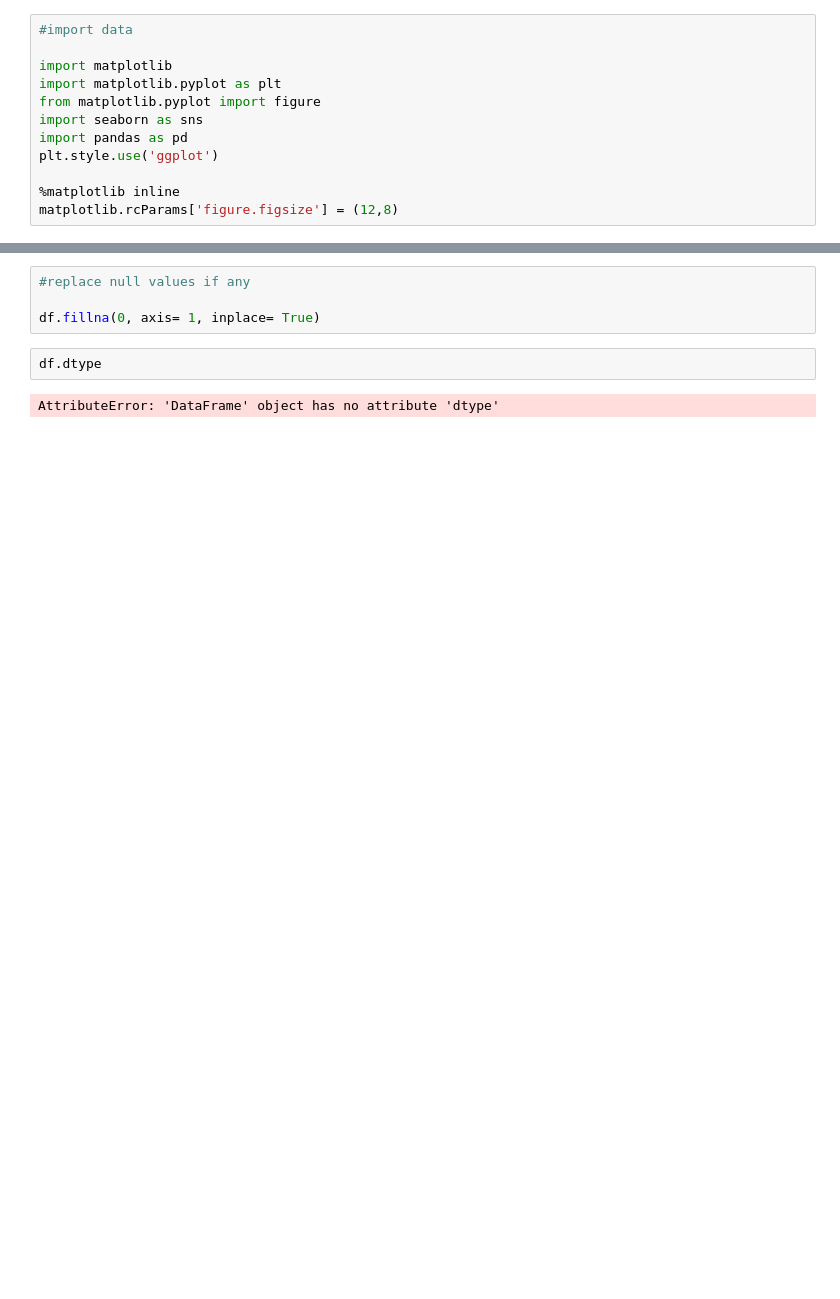
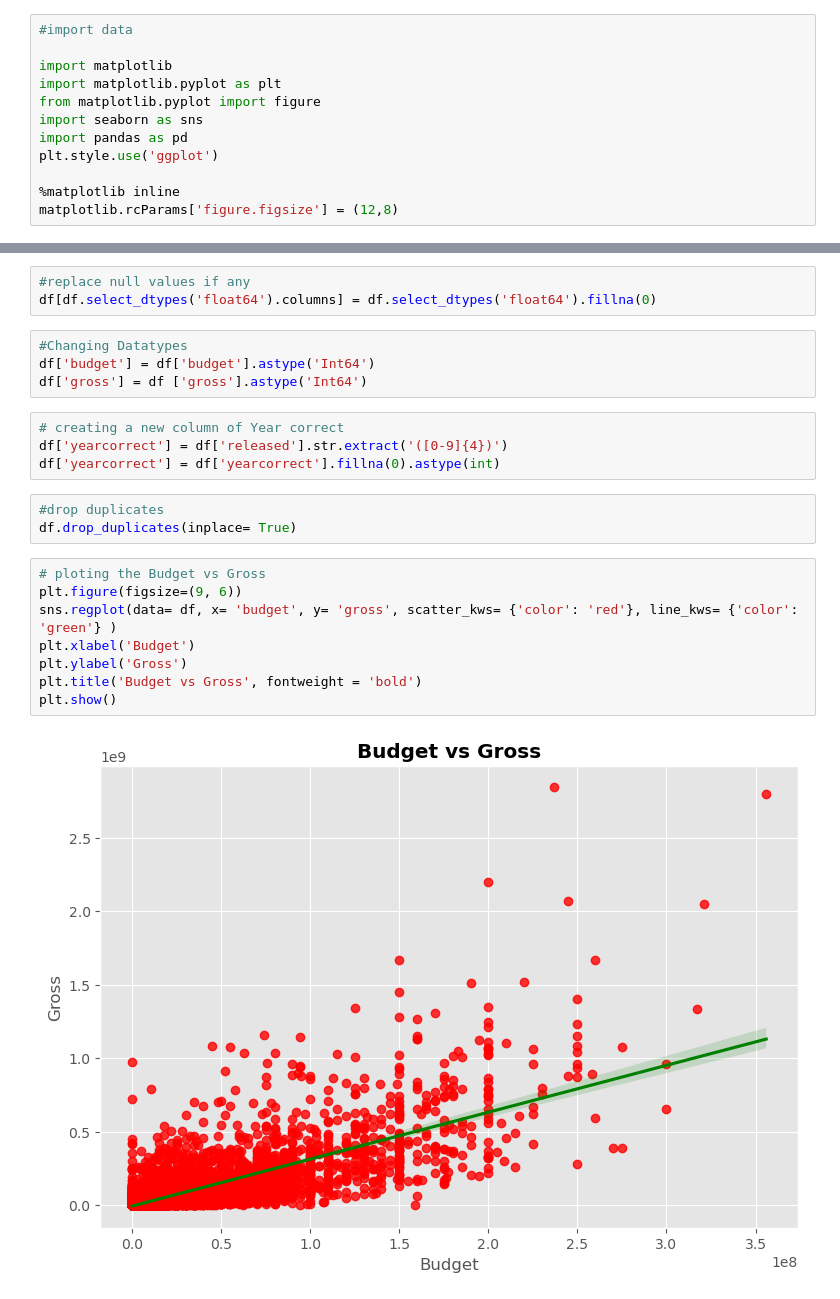
Before and after one commit to Shashwateran/Portfolio, a Jupyter notebook: Movie_Corrilation.ipynb, the cells around one changed output, grey strips where cells are left out. Cells and saved outputs as stored; diff of their text form; blank space fills up the shorter version.

```diff
--- a/Movie_Corrilation.ipynb
+++ b/Movie_Corrilation.ipynb
@@ -32,8 +17,24 @@ df
 # %%
 #replace null values if any
-
-df.fillna(0, axis= 1, inplace= True)
+df[df.select_dtypes('float64').columns] = df.select_dtypes('float64').fillna(0)
-# %%
-df.dtype
-# %% [output]
-AttributeError: 'DataFrame' object has no attribute 'dtype'
+# %%
+#Changing Datatypes
+df['budget'] = df['budget'].astype('Int64')
+df['gross'] = df ['gross'].astype('Int64')
+# %%
+# creating a new column of Year correct
+df['yearcorrect'] = df['released'].str.extract('([0-9]{4})')
+df['yearcorrect'] = df['yearcorrect'].fillna(0).astype(int)
+# %%
+#drop duplicates
+df.drop_duplicates(inplace= True)
+# %%
+# ploting the Budget vs Gross
+plt.figure(figsize=(9, 6))
+sns.regplot(data= df, x= 'budget', y= 'gross', scatter_kws= {'color': 'red'}, line_kws= {'color': 'green'} )
+plt.xlabel('Budget')
+plt.ylabel('Gross')
+plt.title('Budget vs Gross', fontweight = 'bold')
+plt.show()
+# %% [output]
+[figure, added]
```
Also changed, not shown: parts of 6 cells of this notebook.
